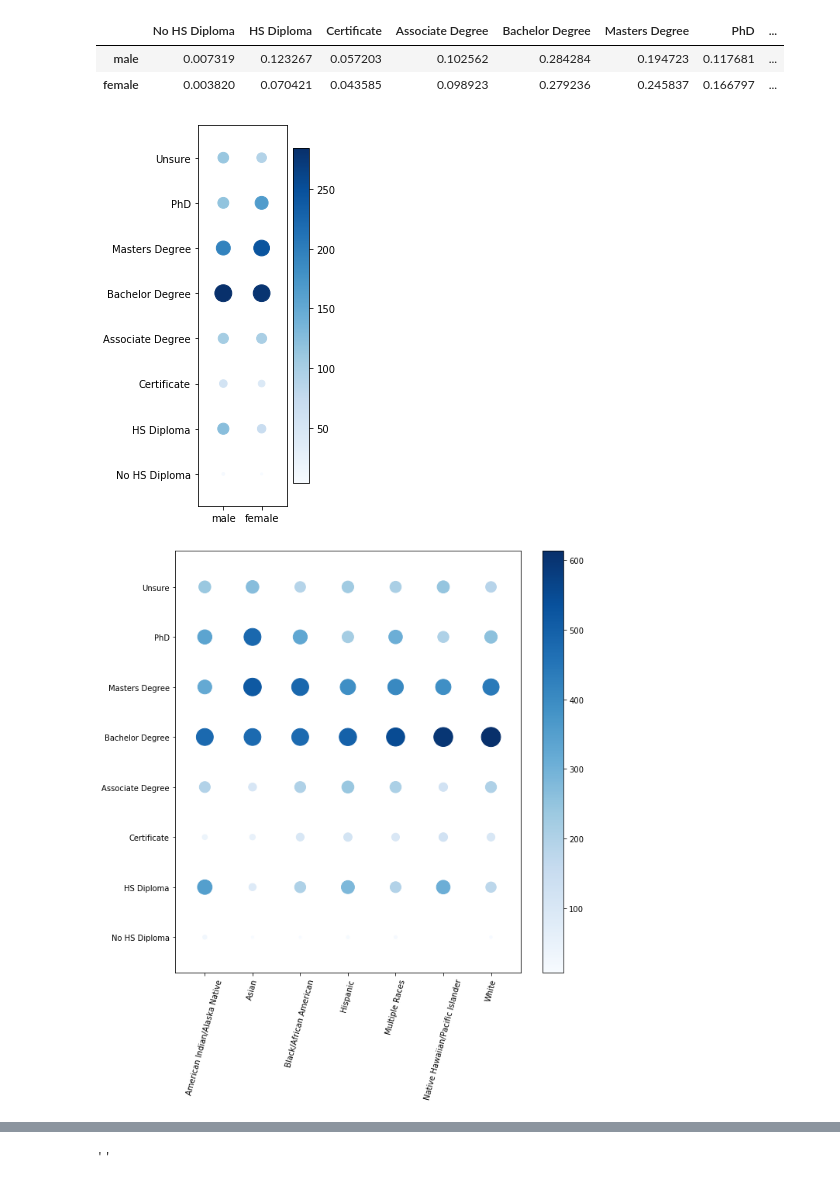
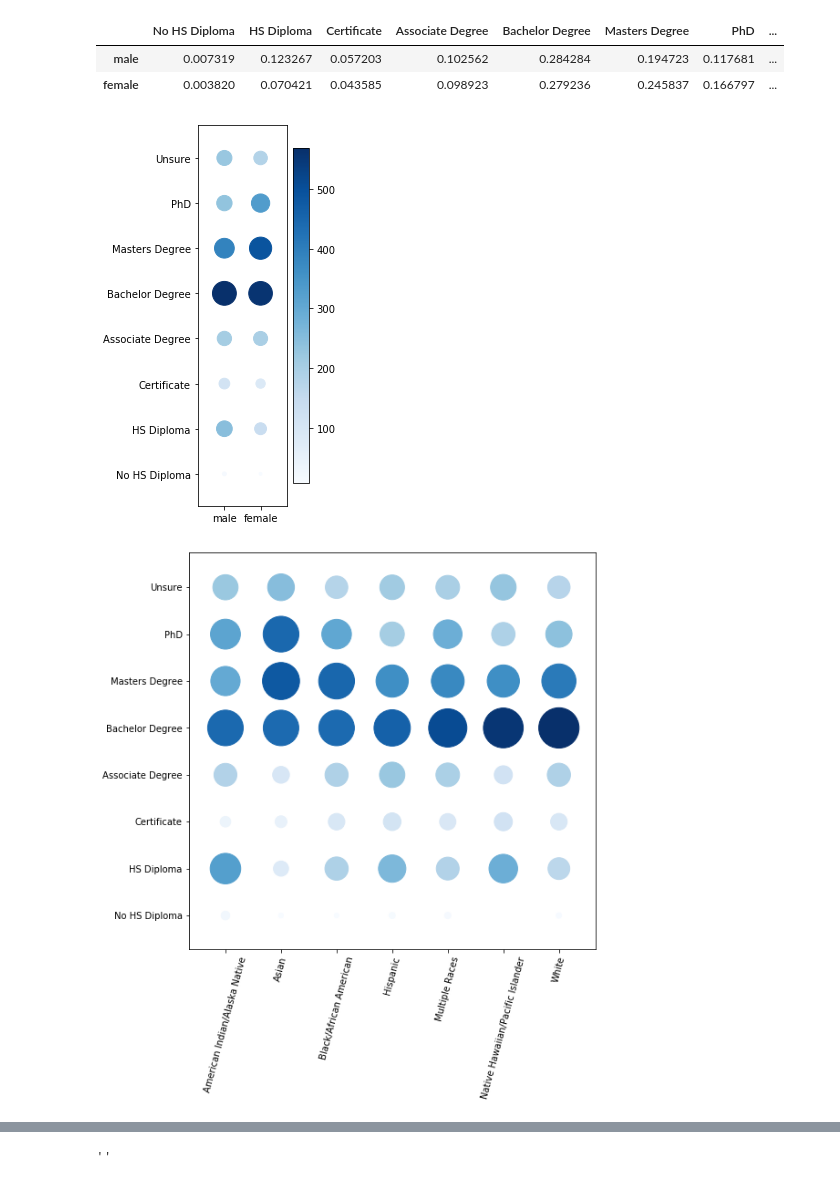
Before and after one commit to laurenphipps/STEM-majors, a Jupyter notebook: EDAviz.ipynb, the cells around one changed output, grey strips where cells are left out. Saved outputs shown, nothing was run; the diff lists cells and outputs as text; code cells hidden in the pictures.

```diff
--- a/EDAviz.ipynb
+++ b/EDAviz.ipynb
@@ -345,7 +345,7 @@ expectations
 | female | 0.003820 | 0.070421 | 0.043585 | 0.098923 | 0.279236 | 0.245837 | 0.166797 | ... |
 # %%
 x,y = np.meshgrid(expectations.columns, expectations.index)
-#expectations *= 1000
+expectations *= 2
 
 plt.figure(figsize = (2, 7))
 plt.scatter(x=y.flatten(), y=x.flatten(), s=expectations.values.flatten(), c = expectations.values.flatten(),  cmap= 'Blues')
@@ -353,7 +353,7 @@ plt.colorbar()
 plt.margins(0.5, 0.1)
 plt.show()
 # %% [output]
-[figure, old version]
+[figure, new version]
 # %%
 race_expect = pd.DataFrame(data = df.groupby('X2RACE')['EXPECT'].value_counts(normalize = True))
 race_expectations = race_expect.unstack()
@@ -361,13 +361,13 @@ race_expectations.columns = ['No HS Diploma', 'HS Diploma', 'Certificate', 'Asso
 race_expectations.index = ['American Indian/Alaska Native', 'Asian', 'Black/African American', 'Hispanic', 'Multiple Races', 'Native Hawaiian/Pacific Islander', 'White']
 # %%
 x,y = np.meshgrid(race_expectations.columns, race_expectations.index)
-#race_expectations *= 2000
+race_expectations *= 0.85
 
-plt.figure(figsize = (10, 10))
+plt.figure(figsize = (8, 8))
 plt.scatter(x=y.flatten(), y=x.flatten(), s=race_expectations.values.flatten(), c = race_expectations.values.flatten(),  cmap= 'Blues')
 plt.xticks(rotation=75)
-plt.colorbar()
+
 plt.margins(0.1, 0.1)
 plt.show()
 # %% [output]
-[figure, old version]
+[figure, new version]
```
Also changed, not shown: parts of 8 cells of this notebook, 2 other files.
